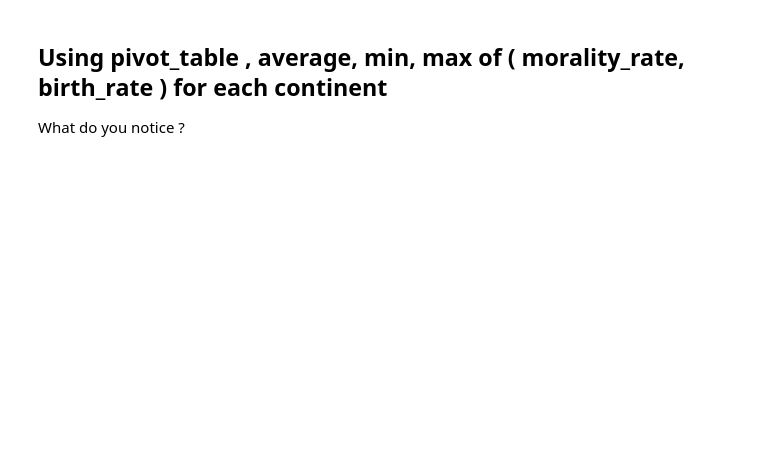
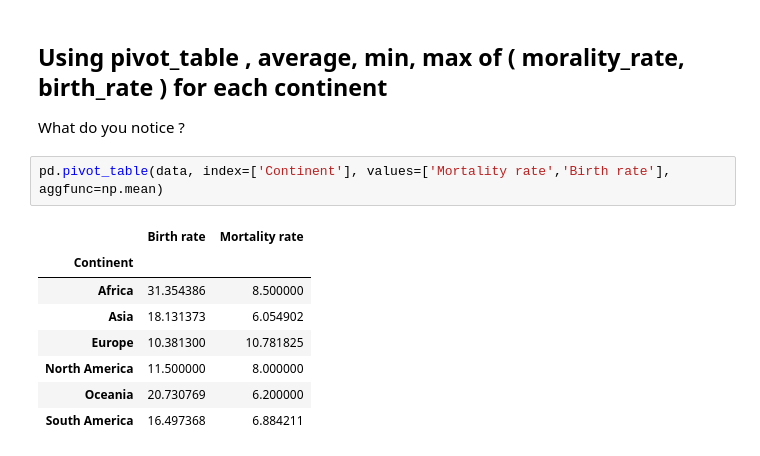
Before and after one commit to RaniaRez/PlotsMatplotlib, a Jupyter notebook: matplot.ipynb, the cells around one changed output. Drawn from its saved outputs; the diff is of its cells as text; blank space fills up the shorter version.

```diff
--- a/matplot.ipynb
+++ b/matplot.ipynb
@@ -294,3 +290,14 @@ ax = sns.heatmap(data.corr().round(decimals = 3), annot=True, fmt='')
 # %% [markdown]
 ##  Using pivot_table , average, min, max of ( morality_rate, birth_rate ) for each continent
 What do you notice ?
+# %%
+pd.pivot_table(data, index=['Continent'], values=['Mortality rate','Birth rate'], aggfunc=np.mean)
+# %% [output]
+|  | Birth rate | Mortality rate |
+| Continent |  |  |
+| Africa | 31.354386 | 8.500000 |
+| Asia | 18.131373 | 6.054902 |
+| Europe | 10.381300 | 10.781825 |
+| North America | 11.500000 | 8.000000 |
+| Oceania | 20.730769 | 6.200000 |
+| South America | 16.497368 | 6.884211 |
```
Also changed, not shown: parts of 13 cells of this notebook.
